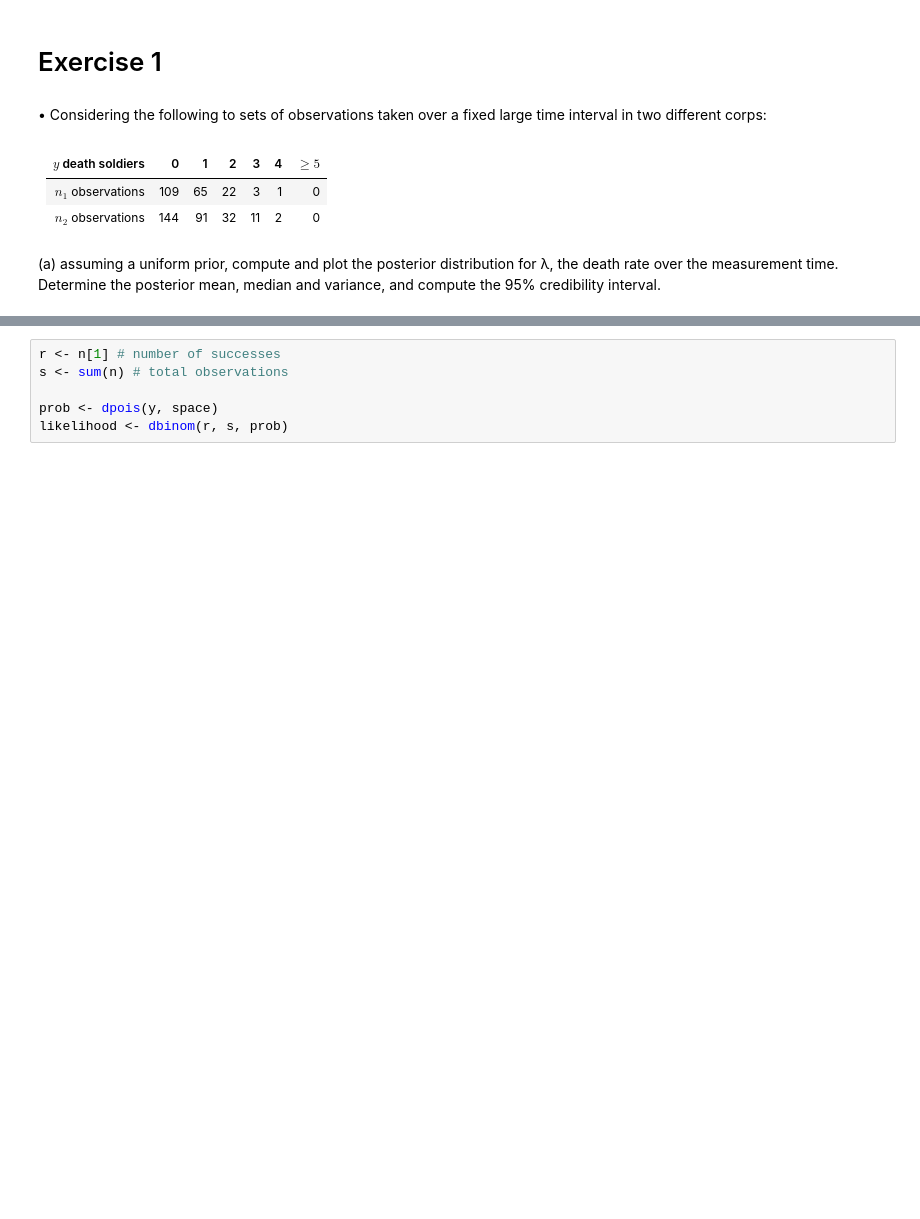
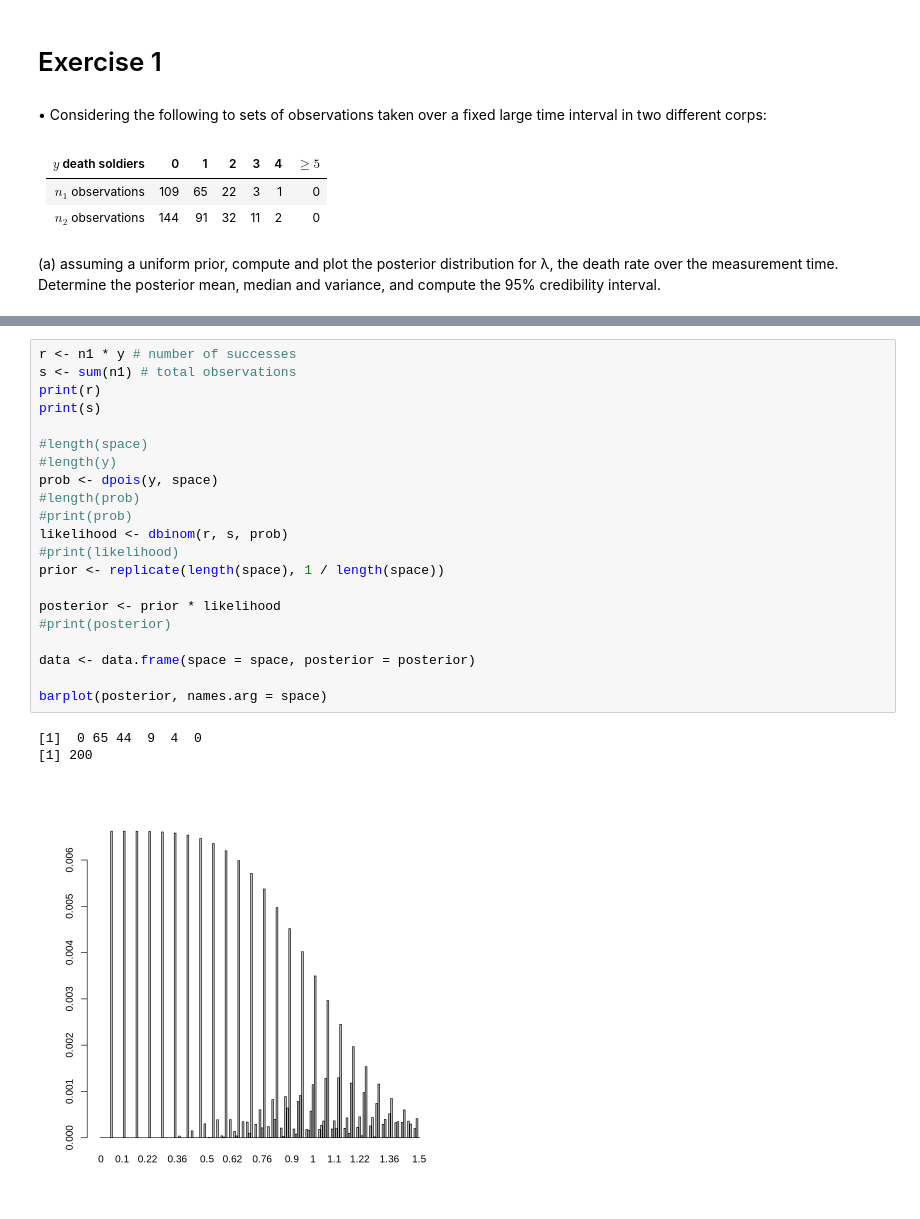
Before and after one commit to pietromalagoli/asp, a Jupyter notebook: code/lab06/Malagoli_Pietro_RLab06.ipynb, the cells around one changed output, grey strips where cells are left out. Saved outputs shown, nothing was run; the diff lists cells and outputs as text; blank space fills up the shorter version.

```diff
--- a/code/lab06/Malagoli_Pietro_RLab06.ipynb
+++ b/code/lab06/Malagoli_Pietro_RLab06.ipynb
@@ -31,6 +37,25 @@ We can define the success condition as the no death condition. Therefore, the pr
-# %%
-r <- n[1] # number of successes
-s <- sum(n) # total observations
-
-prob <- dpois(y, space)
-likelihood <- dbinom(r, s, prob)
+# %%
+r <- n1 * y # number of successes
+s <- sum(n1) # total observations
+print(r)
+print(s)
+
+#length(space)
+#length(y)
+prob <- dpois(y, space)
+#length(prob)
+#print(prob)
+likelihood <- dbinom(r, s, prob)
+#print(likelihood)
+prior <- replicate(length(space), 1 / length(space))
+
+posterior <- prior * likelihood
+#print(posterior)
+
+data <- data.frame(space = space, posterior = posterior)
+
+barplot(posterior, names.arg = space)
+# %% [output]
+[1]  0 65 44  9  4  0
+[1] 200
+[figure, added]
```
Also changed, not shown: parts of 4 cells of this notebook.
